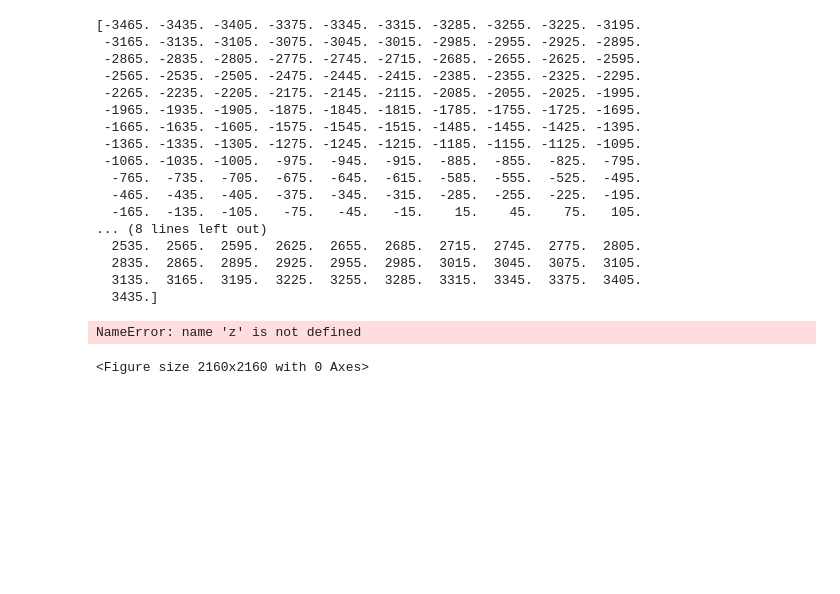
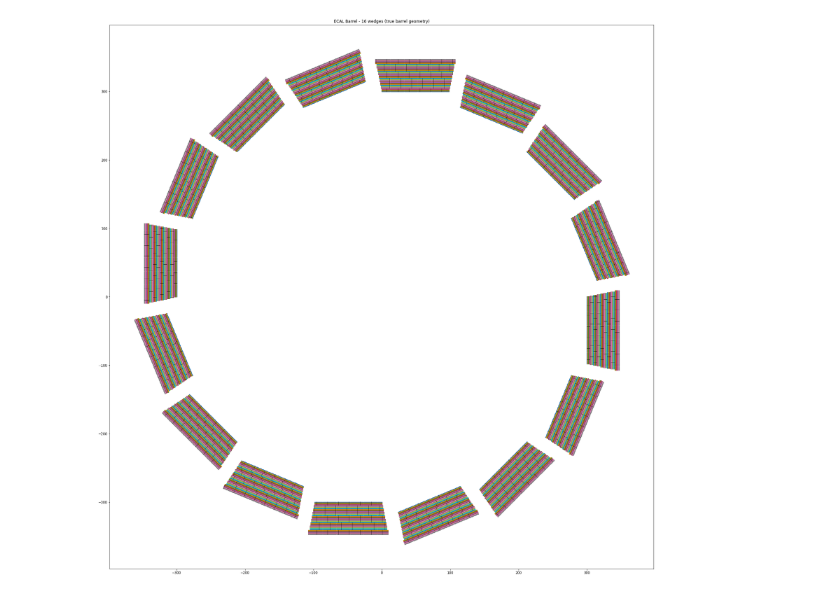
Before and after one commit to erwulff/particlemind, a Jupyter notebook: src/vit.ipynb, the cells around one changed output. Saved outputs shown, nothing was run; the diff lists cells and outputs as text; code cells hidden in the pictures; blank space fills up the shorter version.

Commit message:
patching

```diff
--- a/src/vit.ipynb
+++ b/src/vit.ipynb
@@ -367,6 +406,6 @@ plt.show()
 
 
 unique_x_hits = set(x_cell_idx)
-for i in range(48):
+for i in range(36):
     in_x_layer = x_cell_idx==i
     print(i, np.min(y_cell_idx[in_x_layer]), np.max(y_cell_idx[in_x_layer]), len(set(y_cell_idx[in_x_layer])))
@@ -473,27 +530,41 @@ ECAL_offsets = {}
 for i in range(len(ECAL_cells_per_layer)):
     ECAL_offsets[i] = int((ECAL_cells_per_layer[i] - ECAL_cells_per_layer[0]) / 2)
 # %%
-detector_type = "HCAL"
+detector_type = "ECAL"
 
 if detector_type == "HCAL":
     cells_per_layer = HCAL_cells_per_layer
     offsets = HCAL_offsets
     cells_per_patch_phi = 4
-    cells_per_patch_z = 5
+    cells_per_patch_z = 11
     R = 100
-    num_cells_z = 230
-    r_start, r_stop = 1647.5, 3483.5 # 36 bins / layers
-    z_start, z_stop = -3450.0, 3450.0 # 230 bins
+
+    num_cells_z = 231
     cell_size = 30.0 # mm
     layer_width = 51.0 # mm
+    r_start, r_stop = 1647.5 - layer_width/2 , 3432.5 + layer_width/2
+    z_start, z_stop =  -3450.0 - cell_size/2, 3450.0 + cell_size/2
+    groups = [0, 3, 6, 9, 12, 15, 18, 21, 24, 27, 30, 33, 36]
+
 
 elif detector_type == "ECAL":
     cells_per_layer = ECAL_cells_per_layer
     offsets = ECAL_offsets
-    cells_per_patch_phi = 8
+    cells_per_patch_phi = 16
     cells_per_patch_z = 21
     R = 300
+
+
     num_cells_z = 1197
+    cell_size = 5.1
+    layer_width = 5.05
+    r_start, r_stop = 1252.4 - layer_width/2, 1489.75 + layer_width/2
+    z_start, z_stop = -3049.8 - cell_size/2, 3049.8  + cell_size/2
+
+    groups = [0, 5, 10, 15, 20, 25, 30, 35, 41, 48]
+
+
+assert(int(num_cells_z/cells_per_patch_z)==num_cells_z/cells_per_patch_z)
 # %%
 import numpy as np
 import matplotlib.pyplot as plt
@@ -526,23 +597,23 @@ for wedge in range(num_wedges):
             if int(num_patches) != num_patches:
                 print(f"WARNING: Layer {i} has non-integer number of patches: {num_patches}")
             patches_per_layer[i] = num_patches
-            delta_phi_per_layer[i] = 2 * np.pi / num_wedges * cells_per_patch_phi / loc_cells_per_layer
+            delta_phi_per_layer[i] = 2 * np.pi / 16  * cells_per_patch_phi / loc_cells_per_layer
 
 
             # get the center z point of each patch
 
-            r_edges = np.arange(np.round(r_start - layer_width/2, 1), np.round(r_stop + layer_width/2, 1), layer_width)
+            r_edges = np.linspace(r_start, r_stop, len(cells_per_layer.keys()) + 1)
             r_centers = (r_edges[:-1] + r_edges[1:]) / 2
 
-            z_edges = np.arange(np.round(z_start - cell_size/2, 1), np.round(z_stop + cell_size/2, 1), cell_size)
-            z_patch_centers = [np.mean(z_edges[i:i+cells_per_patch_z]) for i in range(0, len(z_edges)-cells_per_patch_z+1, cells_per_patch_z)]
 
-            print(z_patch_centers)
+            z_edges = np.linspace(z_start, z_stop, num_cells_z + 1)
+            z_centers = (z_edges[:-1] + z_edges[1:]) / 2
 
+
+            z_patch_centers = [np.mean(z_centers[j*cells_per_patch_z:(j+1)*cells_per_patch_z]) for j in range(int(num_cells_z/cells_per_patch_z))]
             etas = np.arcsinh(z_patch_centers/r_centers[i])
-            print(etas)
-            delta_etas = etas[1:] - etas[:-1]
-            print(delta_etas)
+            delta_etas_per_layer[i] = etas[1:] - etas[:-1]
+
 
 
 
@@ -557,52 +628,34 @@ for wedge in range(num_wedges):
         x_rot = x_positions * cos_t - y_positions * sin_t
         y_rot = x_positions * sin_t + y_positions * cos_t
 
         plt.scatter(x_rot, y_rot, s=5, color = f"C{i}")
 
         # boundaries
         current_position = start_position - 0.5 + wedge_extra_cells[i]
         while current_position <= loc_cells_per_layer + start_position:
 
             x0, y0 = current_position, i - 0.5 + R
             x1, y1 = current_position, i + 0.5 + R
 
             x0r = x0 * cos_t - y0 * sin_t
             y0r = x0 * sin_t + y0 * cos_t
             x1r = x1 * cos_t - y1 * sin_t
             y1r = x1 * sin_t + y1 * cos_t
 
             plt.plot([x0r, x1r], [y0r, y1r], color='black', linewidth=0.5)
 
             current_position += cells_per_patch_phi
         # calculate the number of cells not included in the last patch
         num_extra_cells = (loc_cells_per_layer - (current_position - start_position + 0.5)) % cells_per_patch_phi
         wedge_extra_cells[i] = cells_per_patch_phi - num_extra_cells
         #print(i,  wedge_extra_cells[i])
 
 
 plt.gca().set_aspect('equal')
 plt.title(f"{detector_type} Barrel - 16 wedges (true barrel geometry)")
 plt.show()
 # %% [output]
-[-3465. -3435. -3405. -3375. -3345. -3315. -3285. -3255. -3225. -3195.
- -3165. -3135. -3105. -3075. -3045. -3015. -2985. -2955. -2925. -2895.
- -2865. -2835. -2805. -2775. -2745. -2715. -2685. -2655. -2625. -2595.
- -2565. -2535. -2505. -2475. -2445. -2415. -2385. -2355. -2325. -2295.
- -2265. -2235. -2205. -2175. -2145. -2115. -2085. -2055. -2025. -1995.
- -1965. -1935. -1905. -1875. -1845. -1815. -1785. -1755. -1725. -1695.
- -1665. -1635. -1605. -1575. -1545. -1515. -1485. -1455. -1425. -1395.
- -1365. -1335. -1305. -1275. -1245. -1215. -1185. -1155. -1125. -1095.
- -1065. -1035. -1005.  -975.  -945.  -915.  -885.  -855.  -825.  -795.
-  -765.  -735.  -705.  -675.  -645.  -615.  -585.  -555.  -525.  -495.
-  -465.  -435.  -405.  -375.  -345.  -315.  -285.  -255.  -225.  -195.
-  -165.  -135.  -105.   -75.   -45.   -15.    15.    45.    75.   105.
-... (8 lines left out)
-  2535.  2565.  2595.  2625.  2655.  2685.  2715.  2745.  2775.  2805.
-  2835.  2865.  2895.  2925.  2955.  2985.  3015.  3045.  3075.  3105.
-  3135.  3165.  3195.  3225.  3255.  3285.  3315.  3345.  3375.  3405.
-  3435.]
-NameError: name 'z' is not defined
-<Figure size 2160x2160 with 0 Axes>
+[figure, added]
 # %%
 
 
```
Also changed, not shown: parts of 12 cells of this notebook.
